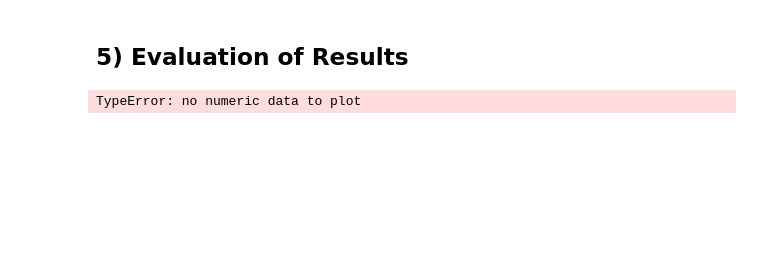
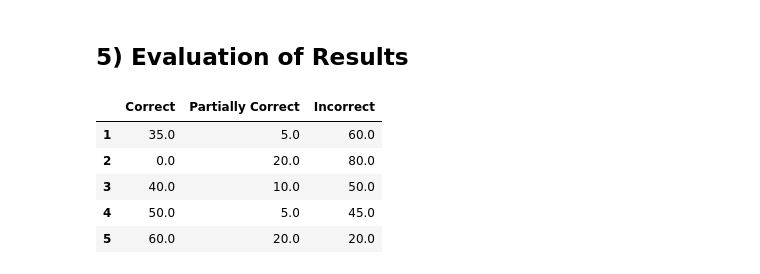
Before and after one commit to Steve-Desilets/Natural_Language_Processing, a Jupyter notebook: Chatbot Assignment/Chatbot Assignment Code.ipynb, the cells around one changed output. Cells and saved outputs as stored; diff of their text form; code cells hidden in the pictures; blank space fills up the shorter version.

```diff
--- a/Chatbot Assignment/Chatbot Assignment Code.ipynb
+++ b/Chatbot Assignment/Chatbot Assignment Code.ipynb
@@ -653,13 +646,9 @@ model_2_performance_list = ["Partially Correct",
                           "Incorrect",
                           "Incorrect",
                           "Incorrect",
-                          "Incorrect"]
-
-for i in model_2_performance_list:
-    chatbot_performance.append(i)
-
-
-######################### NEED TO ADD LAST 2 QUESTIONS ##################################3
+                          "Incorrect",
+                          "Incorrect",
+                           "Incorrect"]
 # %% [markdown]
 ## 3) Chatbot 3 - Chatbot Emphasizing Cosine Similarity of TF-IDF Representations of Sententces
 # %%
@@ -782,10 +771,7 @@ model_3_performance_list = ["Incorrect",
                           "Partially Correct",
                           "Correct",
                           "Correct",
-                          "Incorrect"]
-
-for i in model_3_performance_list:
-    chatbot_performance.append(i)
-
-######################### NEED TO ADD LAST 2 QUESTIONS ##################################3
+                          "Incorrect",
+                           "Correct",
+                           "Incorrect"]
 # %% [markdown]
@@ -798,12 +1312,0 @@ chatbot_performance_df = pd.DataFrame(list(zip(chatbot_models, chatbot_performan
-# %%
-plt.style.use('seaborn')
-chatbot_performance_df.plot(x = 'Chatbot Model Number',
-                kind = 'bar',
-                stacked = True,
-                title = 'Stacked Barplot of Summarizing Chatbot Performance',
-                ylabel = 'Percent of Responses')
-
-ax.legend
-plt.show();
-# %% [output]
-TypeError: no numeric data to plot
@@ -809,0 +1334,9 @@ TypeError: no numeric data to plot
+# %%
+chatbot_performance_df
+# %% [output]
+|  | Correct | Partially Correct | Incorrect |
+| 1 | 35.0 | 5.0 | 60.0 |
+| 2 | 0.0 | 20.0 | 80.0 |
+| 3 | 40.0 | 10.0 | 50.0 |
+| 4 | 50.0 | 5.0 | 45.0 |
+| 5 | 60.0 | 20.0 | 20.0 |
```
Also changed, not shown: parts of 56 cells of this notebook.
